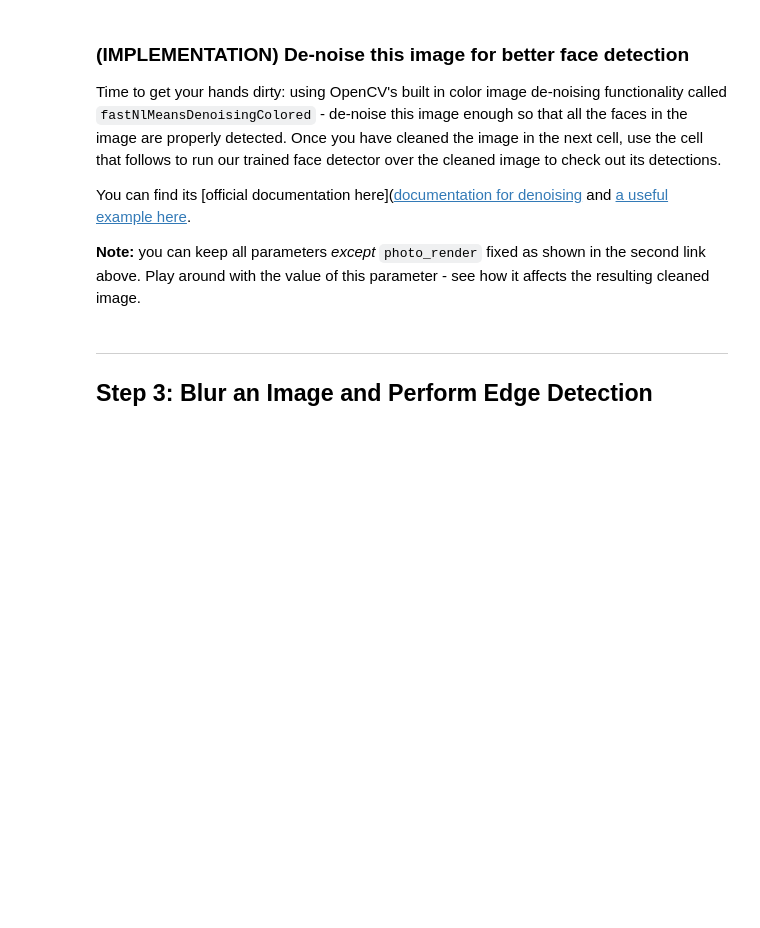
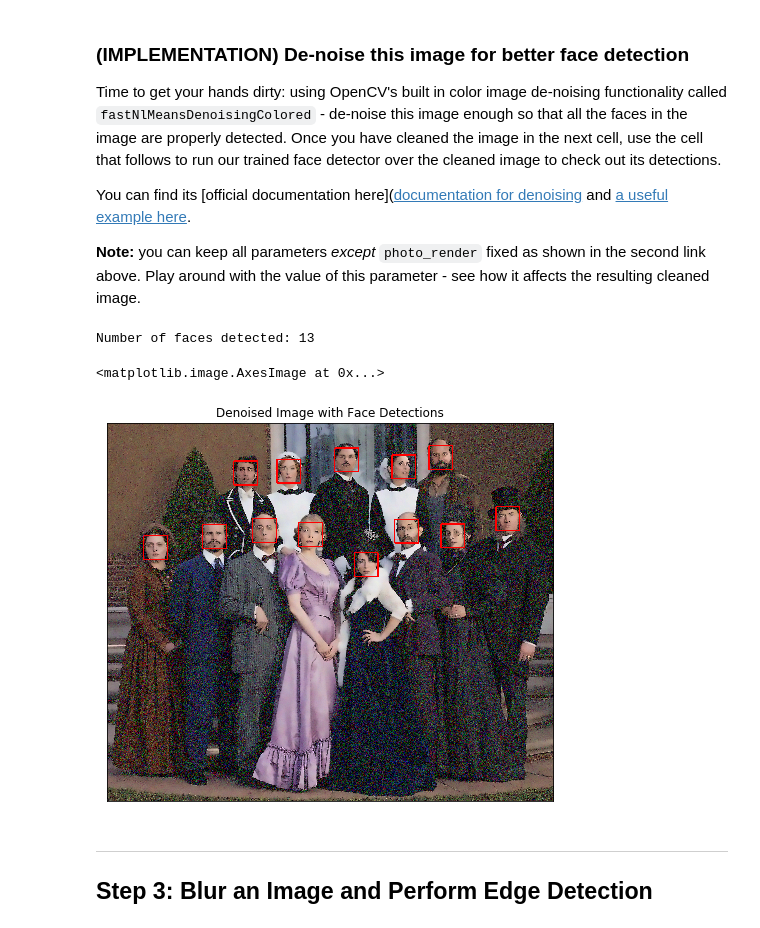
Before and after one commit to mgalilea/aind-cv, a Jupyter notebook: CV_project.ipynb, the cells around one changed output. Cells and saved outputs as stored; diff of their text form; code cells hidden in the pictures; blank space fills up the shorter version.

Commit message:
Step 2 finished - Denoising an image

```diff
--- a/CV_project.ipynb
+++ b/CV_project.ipynb
@@ -416,5 +423,4 @@ You can find its [official documentation here]([documentation for denoising](htt
 # %%
 ## TODO: Use OpenCV's built in color image de-noising function to clean up our noisy image!
 
-
-denoised_image = # your final de-noised image (should be RGB)
+denoised_image =cv2.fastNlMeansDenoisingColored(image_with_noise,None, 17, 17, 7 ,21) # your final de-noised image (should be RGB)
@@ -423,3 +427,35 @@ denoised_image = # your final de-noised image (should be RGB)
+# %%
+## TODO: Run the face detector on the de-noised image to improve your detections and display the result
+gray_denoised_image=cv2.cvtColor(denoised_image,cv2.COLOR_RGB2GRAY)
+
+# Selecting the classifier
+face_cascade=cv2.CascadeClassifier('detector_architectures/haarcascade_frontalface_default.xml')
+
+# Getting the boundaries of the faces
+faces=face_cascade.detectMultiScale(gray_denoised_image, 4, 6)
+
+# Number of faces detected
+print('Number of faces detected:', len(faces))
+
+# Copy of denoised image with detected faces
+denoised_image_with_detections=np.copy(denoised_image)
+
+# Painting the boundaries of faces detected in the image
+for (x,y,w,h) in faces:
+    cv2.rectangle(denoised_image_with_detections,(x,y),(x+w,y+h), (255,0,0),3)
+
+## Displaying denoised_image_with_detections
+fig = plt.figure(figsize = (8,8))
+ax1 = fig.add_subplot(111)
+ax1.set_xticks([])
+ax1.set_yticks([])
+
+ax1.set_title('Denoised Image with Face Detections')
+ax1.imshow(denoised_image_with_detections)
+# %% [output]
+Number of faces detected: 13
+<matplotlib.image.AxesImage at 0x...>
+[figure, added]
 # %% [markdown]
 ---
 <a id='step3'></a>
```
Also changed, not shown: parts of 3 cells of this notebook.
